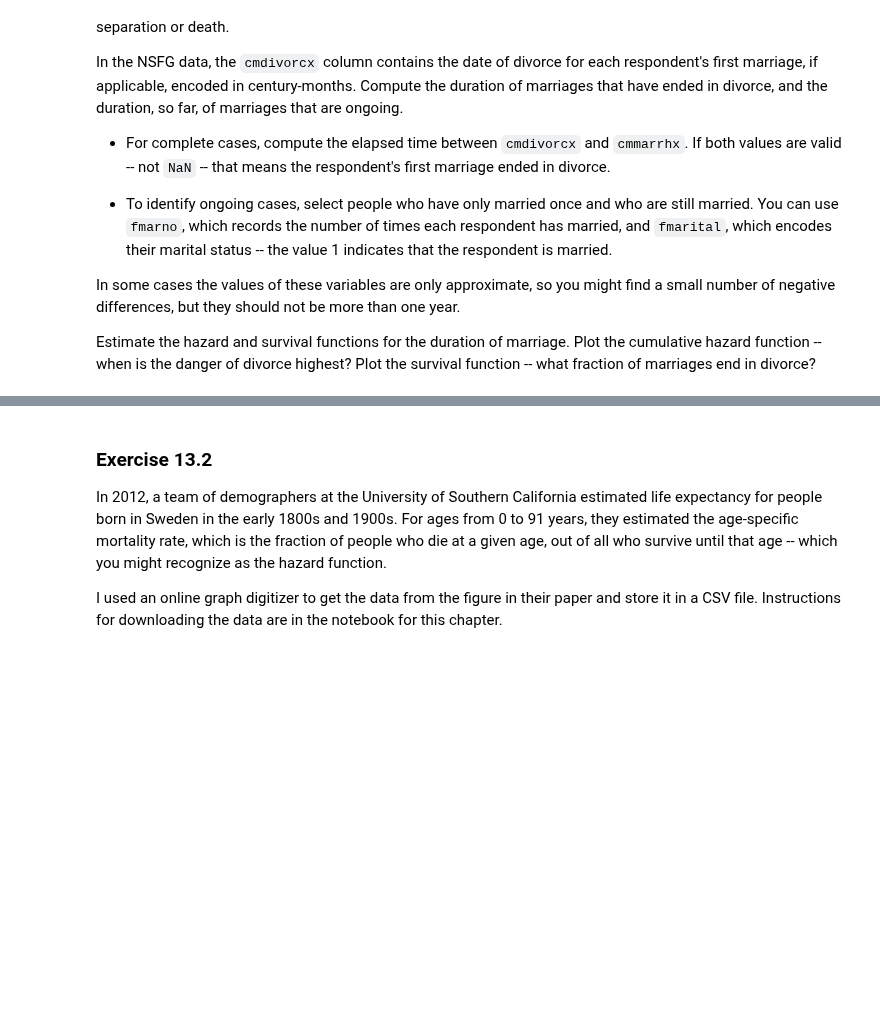
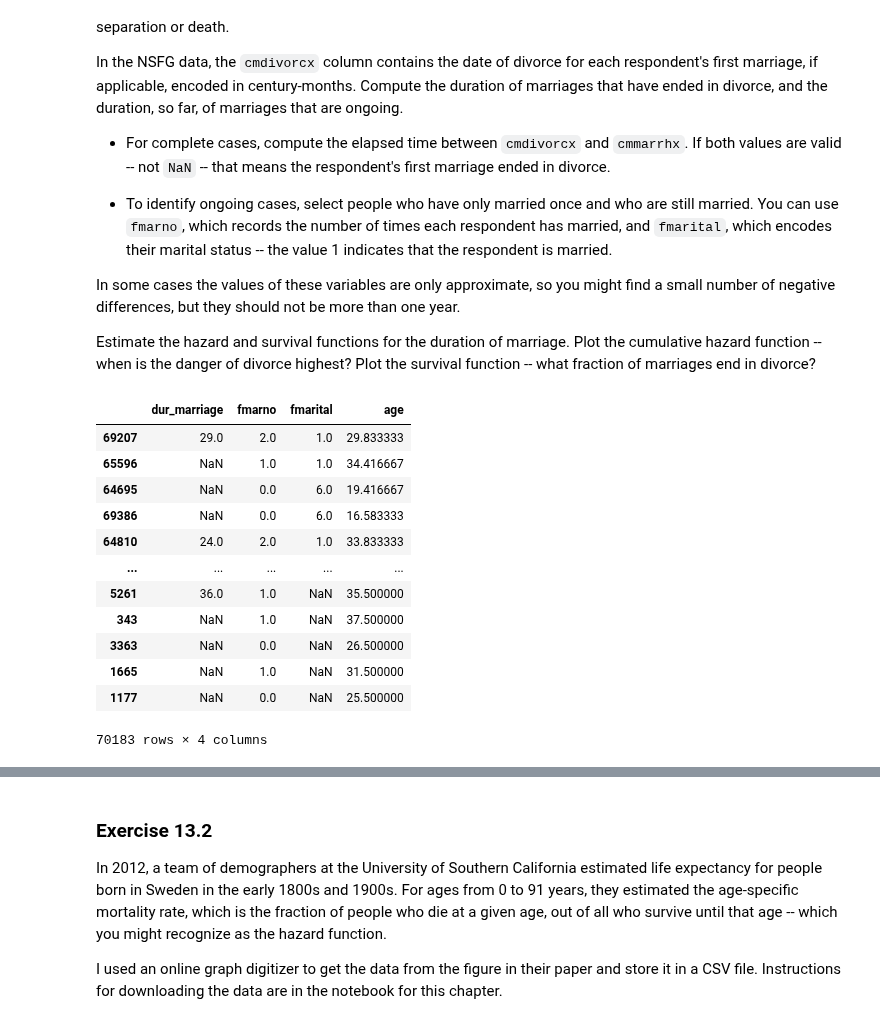
Before and after one commit to gi1no/Education, a Jupyter notebook: ThinkStats/chap13.ipynb, the cells around one changed output, grey strips where cells are left out. Cells and saved outputs as stored; diff of their text form; code cells hidden in the pictures; blank space fills up the shorter version.

```diff
--- a/ThinkStats/chap13.ipynb
+++ b/ThinkStats/chap13.ipynb
@@ -896,0 +831,20 @@ sample = resample_cycles(resp)
+# %%
+# add a dur_marg column to sample dataframe of cmdivorcx minus cmmarrhx, where
+# cmdivorcx is not NaN.
+sample["dur_marriage"] = sample["cmdivorcx"] - sample["cmmarrhx"]
+#display columns dur_marraige, fmarno, and fmarital from sample
+sample[["dur_marriage", "fmarno", "fmarital", "age"]]
+# %% [output]
+|  | dur_marriage | fmarno | fmarital | age |
+| 69207 | 29.0 | 2.0 | 1.0 | 29.833333 |
+| 65596 | NaN | 1.0 | 1.0 | 34.416667 |
+| 64695 | NaN | 0.0 | 6.0 | 19.416667 |
+| 69386 | NaN | 0.0 | 6.0 | 16.583333 |
+| 64810 | 24.0 | 2.0 | 1.0 | 33.833333 |
+| ... | ... | ... | ... | ... |
+| 5261 | 36.0 | 1.0 | NaN | 35.500000 |
+| 343 | NaN | 1.0 | NaN | 37.500000 |
+| 3363 | NaN | 0.0 | NaN | 26.500000 |
+| 1665 | NaN | 1.0 | NaN | 31.500000 |
+| 1177 | NaN | 0.0 | NaN | 25.500000 |
+70183 rows × 4 columns
```
Also changed, not shown: parts of 22 cells of this notebook.
